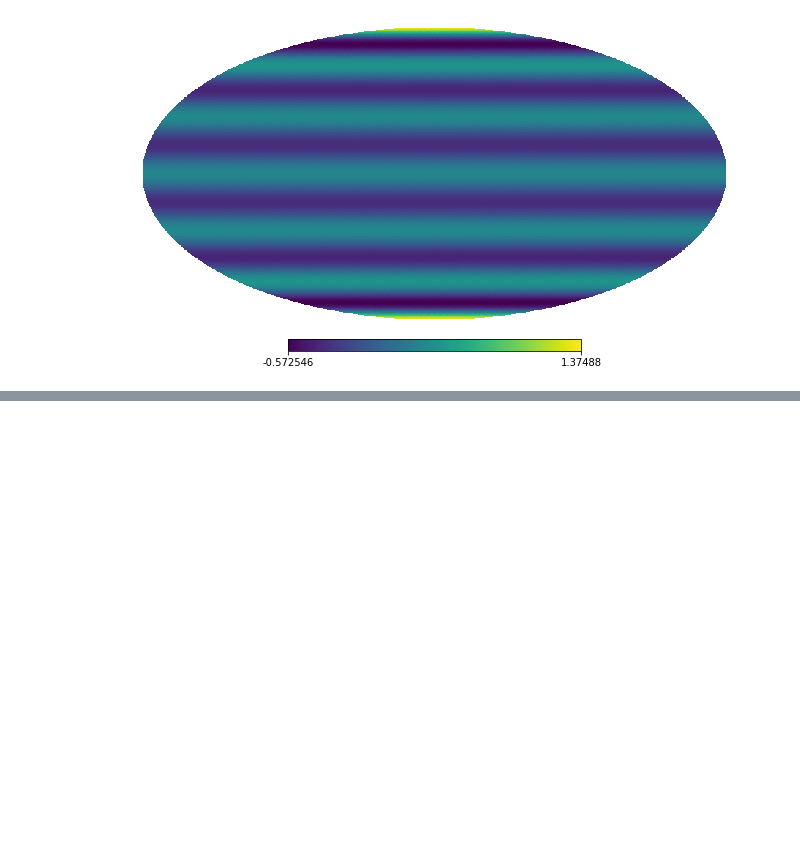
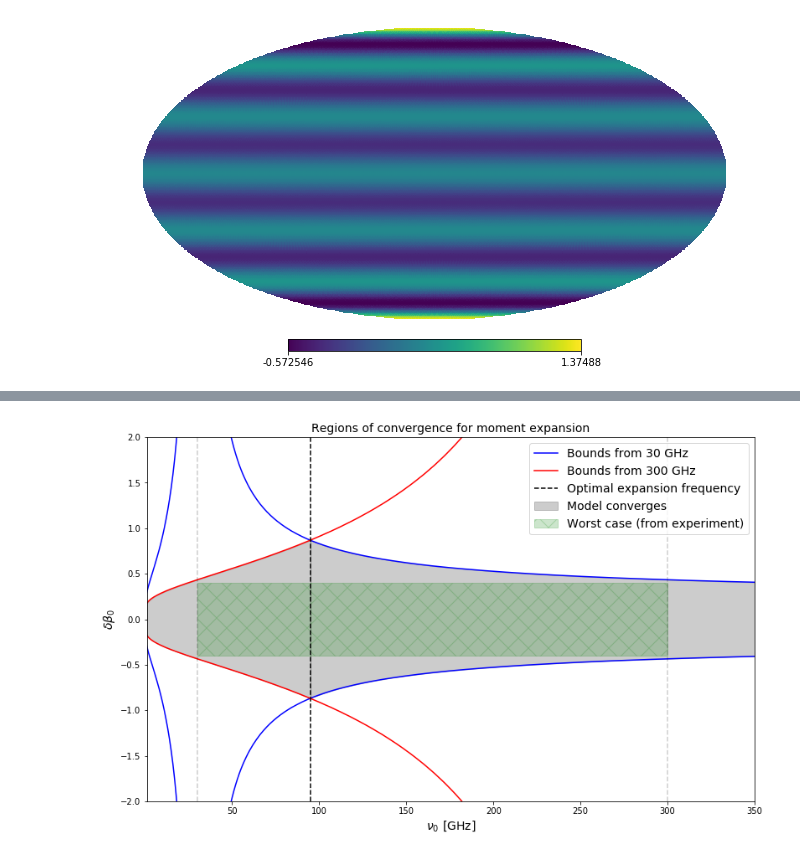
Before and after one commit to acwgough/foreground_moments, a Jupyter notebook: Figures for presentation.ipynb, the cells around one changed output, grey strips where cells are left out. Saved outputs shown, nothing was run; the diff lists cells and outputs as text; code cells hidden in the pictures; blank space fills up the shorter version.

```diff
--- a/Figures for presentation.ipynb
+++ b/Figures for presentation.ipynb
@@ -116,0 +163,26 @@ hp.mollview(map1, title='')
+# %%
+y4 = np.zeros_like(x)
+y4[29:300] = 1
+y5 = np.ones_like(x)*0.4
+figure(figsize(13,8))
+plot(x, y1, 'b', label='Bounds from 30 GHz')
+plot(x, y2, 'b')
+plot(x, z1, 'r', label='Bounds from 300 GHz')
+plot(x, z2, 'r')
+# plot(x, y5, color='g')
+# plot(x, -y5, color='g')
+xlim(1,350)
+ylim(-2,2)
+fill_between(x, y1, y2, where= x>94, alpha=0.2, color='k')
+fill_between(x, z1, z2, where= x<96, alpha=0.2, color='k', label='Model converges')
+fill_between(x, y5, -y5, where=y4>0, color='g', alpha=0.2, hatch='X', label='Worst case (from experiment)')
+xlabel(r'$\nu_0 \rm \ [GHz]$', fontsize=14)
+ylabel(r'$\delta \beta_0$', fontsize=14)
+axvline(x=30, ls='--', color='k', alpha=0.2)
+axvline(x=300, ls='--', color='k',alpha=0.2)
+axvline(x=95, ls='--', color='k', label='Optimal expansion frequency')
+legend(loc='upper right', fontsize=14)
+title('Regions of convergence for moment expansion', fontsize=14);
+savefig(filepath + 'convergence_regions')
+# %% [output]
+[figure, added]
```
Also changed, not shown: parts of 9 cells of this notebook, 1 other file.
